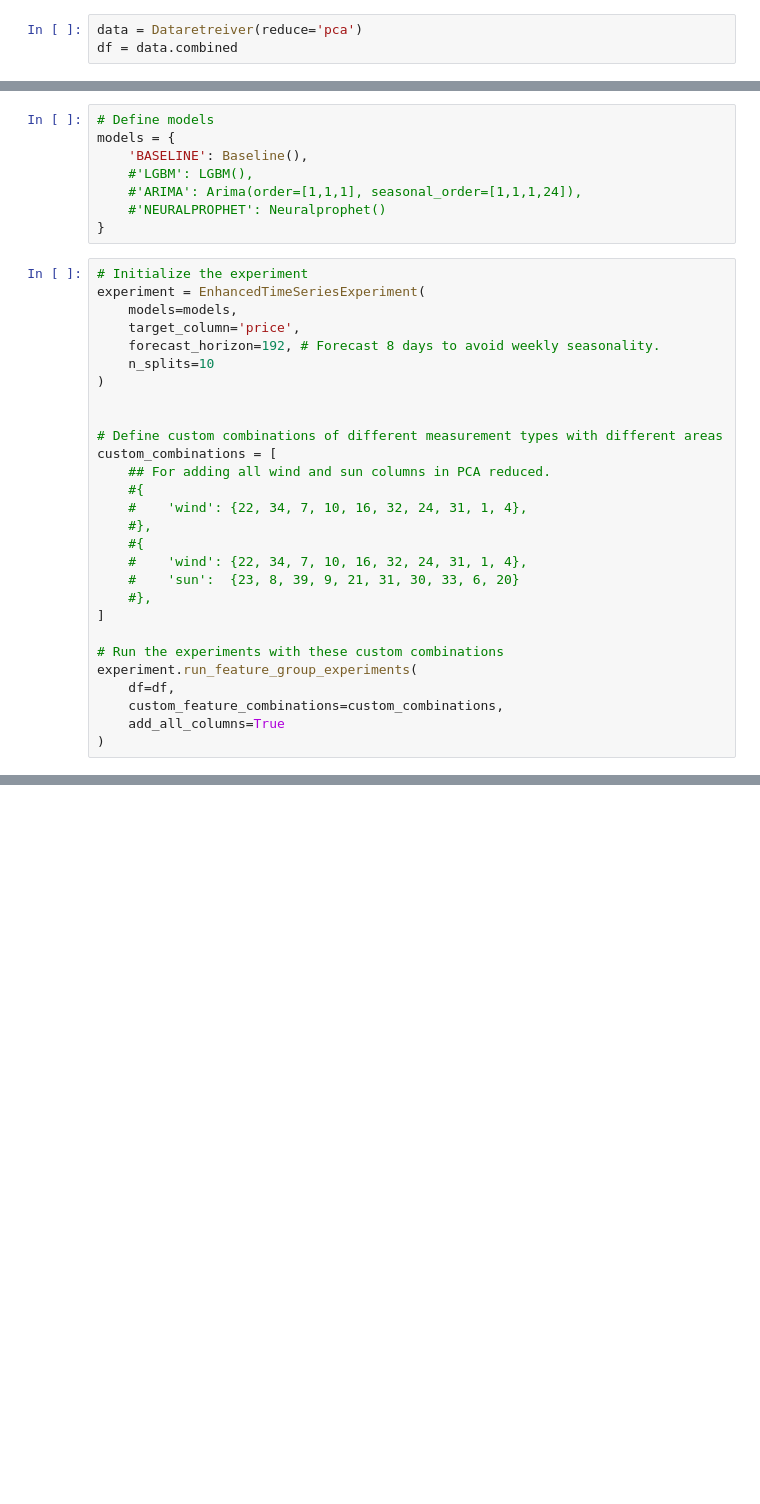
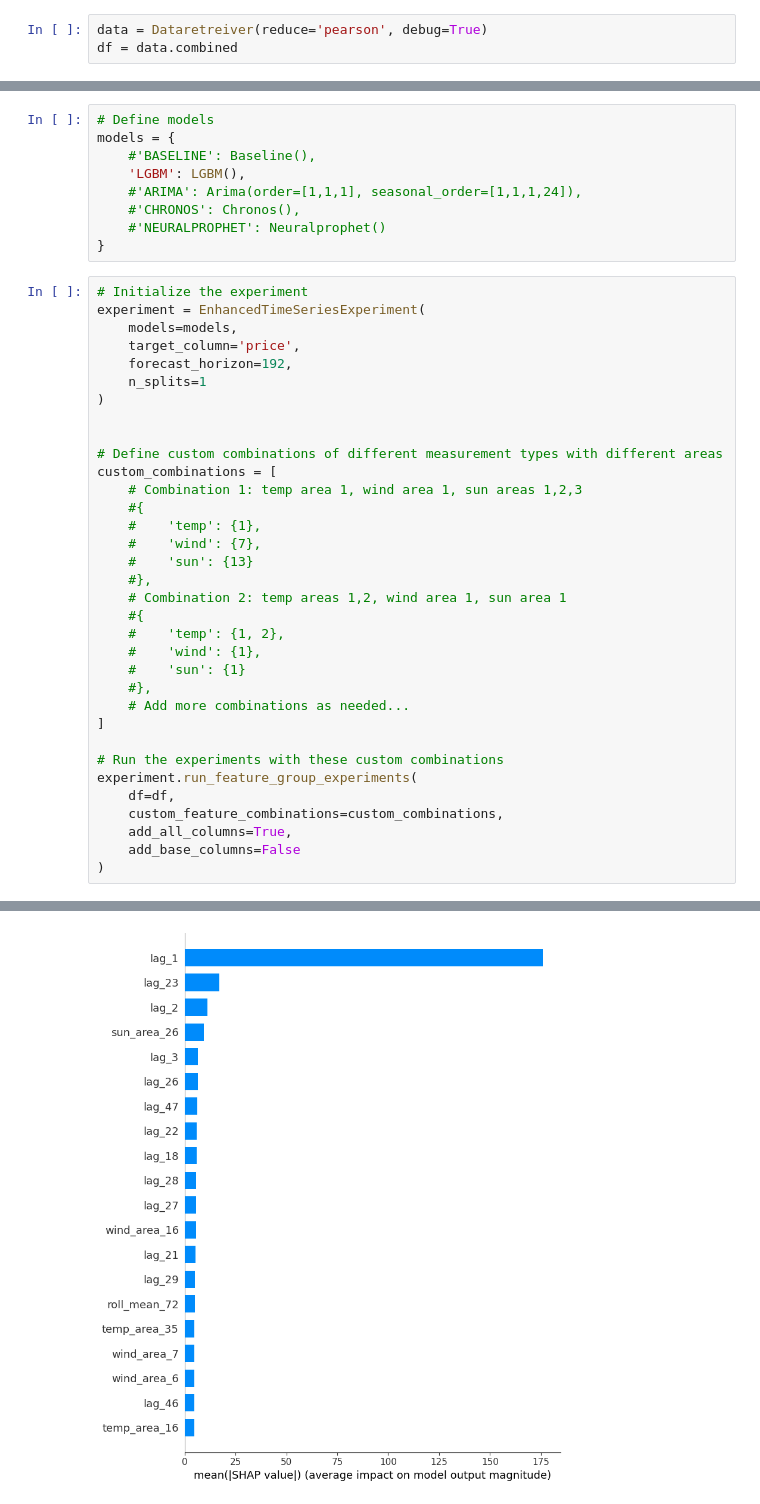
Before and after one commit to CKCordes/FEPCEU, a Jupyter notebook: notebooks/feature_selection_test.ipynb, the cells around one changed output, grey strips where cells are left out. Drawn from its saved outputs; the diff is of its cells as text; blank space fills up the shorter version.

```diff
--- a/notebooks/feature_selection_test.ipynb
+++ b/notebooks/feature_selection_test.ipynb
@@ -21,3 +18,3 @@ warnings.filterwarnings("ignore")
 # %%
-data = Dataretreiver(reduce='pca')
+data = Dataretreiver(reduce='pearson', debug=True)
 df = data.combined
@@ -24,9 +39,10 @@ df = data.combined
 # %%
 # Define models
 models = {
-    'BASELINE': Baseline(),
-    #'LGBM': LGBM(),
+    #'BASELINE': Baseline(),
+    'LGBM': LGBM(),
     #'ARIMA': Arima(order=[1,1,1], seasonal_order=[1,1,1,24]),
+    #'CHRONOS': Chronos(),
     #'NEURALPROPHET': Neuralprophet()
 }
 # %%
@@ -34,27 +50,33 @@ models = {
 experiment = EnhancedTimeSeriesExperiment(
     models=models,
     target_column='price',
-    forecast_horizon=192, # Forecast 8 days to avoid weekly seasonality.
-    n_splits=10
+    forecast_horizon=192,
+    n_splits=1
 )
 
 
 # Define custom combinations of different measurement types with different areas
 custom_combinations = [
-    ## For adding all wind and sun columns in PCA reduced.
+    # Combination 1: temp area 1, wind area 1, sun areas 1,2,3
     #{
-    #    'wind': {22, 34, 7, 10, 16, 32, 24, 31, 1, 4},
+    #    'temp': {1},
+    #    'wind': {7},
+    #    'sun': {13}
     #},
+    # Combination 2: temp areas 1,2, wind area 1, sun area 1
     #{
-    #    'wind': {22, 34, 7, 10, 16, 32, 24, 31, 1, 4},
-    #    'sun':  {23, 8, 39, 9, 21, 31, 30, 33, 6, 20}
+    #    'temp': {1, 2},
+    #    'wind': {1},
+    #    'sun': {1}
     #},
+    # Add more combinations as needed...
 ]
 
 # Run the experiments with these custom combinations
 experiment.run_feature_group_experiments(
     df=df,
     custom_feature_combinations=custom_combinations,
-    add_all_columns=True
+    add_all_columns=True,
+    add_base_columns=False
 )
 # %% [output]
@@ -77,0 +96 @@ feature group cv results:
+[figure, added]
```
Also changed, not shown: parts of 8 cells of this notebook.
